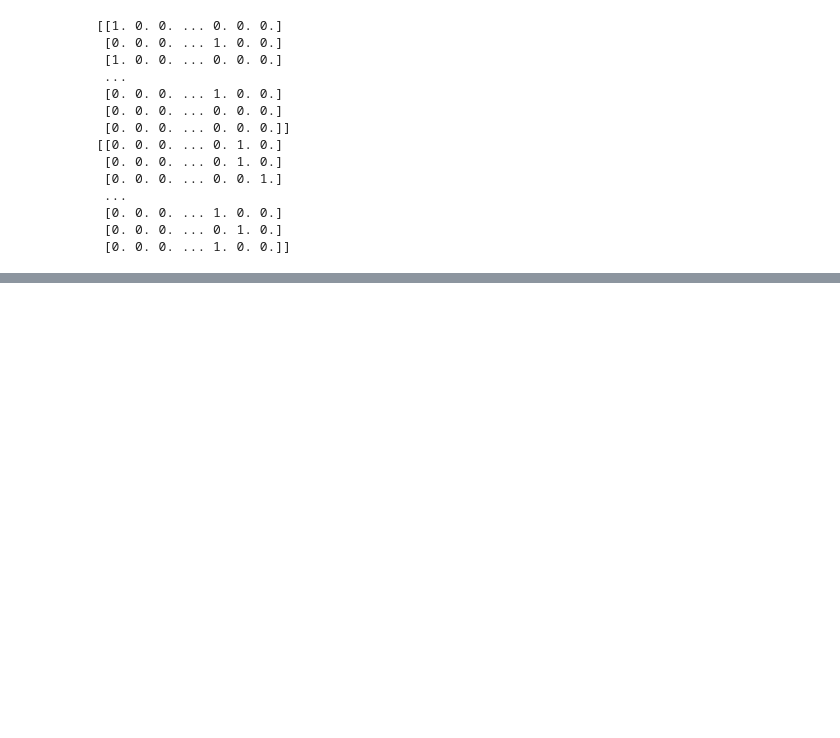
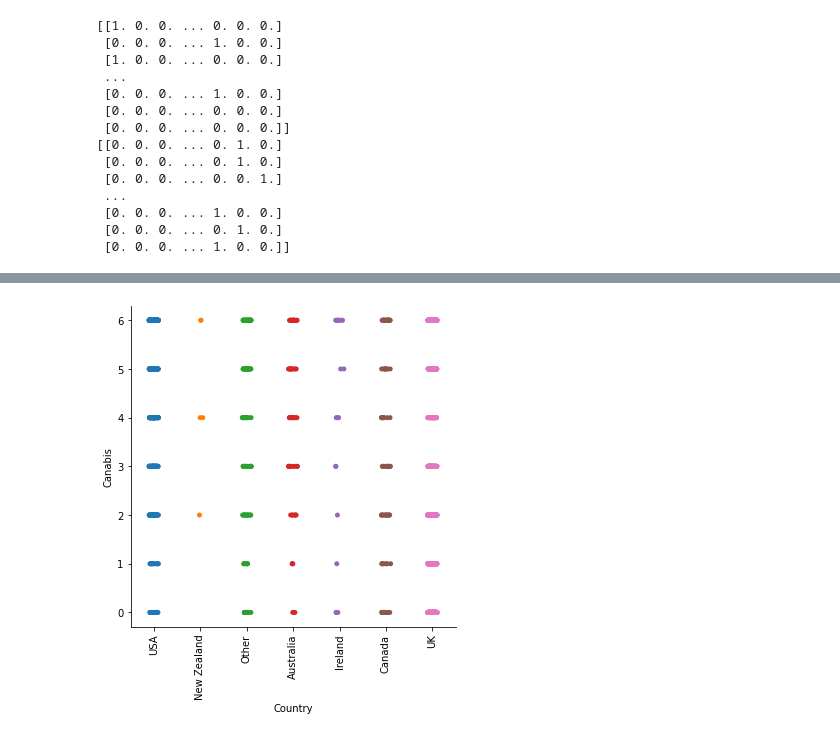
Before and after one commit to lucasrod25/drug-consumption-analysis, a Jupyter notebook: Data_Management.ipynb, the cells around one changed output, grey strips where cells are left out. Cells and saved outputs as stored; diff of their text form; code cells hidden in the pictures; blank space fills up the shorter version.

```diff
--- a/Data_Management.ipynb
+++ b/Data_Management.ipynb
@@ -93,0 +124,14 @@ sns.catplot(x="Country", y="Canabis", kind="box", data=df2)
+# %%
+# Create a simple catplot between a categorical variable and a drug
+def create_catplot(X, Y, Xlabels):
+    plot = sns.catplot(x=X,y=Y,data = df2)
+    plot.set_xticklabels(Xlabels, rotation = 90)
+
+# Examples
+create_catplot("Country", "Canabis", countryLabels)
+#create_catplot("Age", "Canabis", ageLabels)
+#create_catplot("Ethnicity", "Canabis", ethnicityLabels)
+#create_catplot("Gender", "Canabis", genderLabels)
+#create_catplot("Education", "Canabis", educationLabels)
+# %% [output]
+[figure, added]
```
Also changed, not shown: parts of 17 cells of this notebook.
